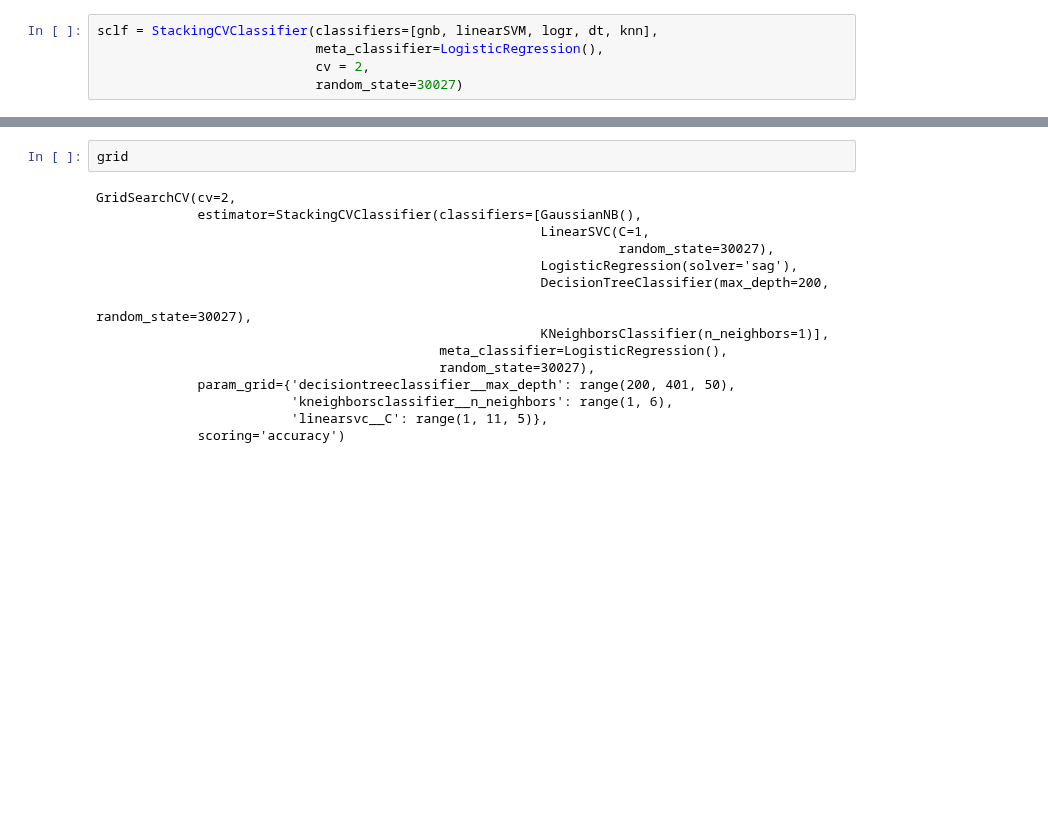
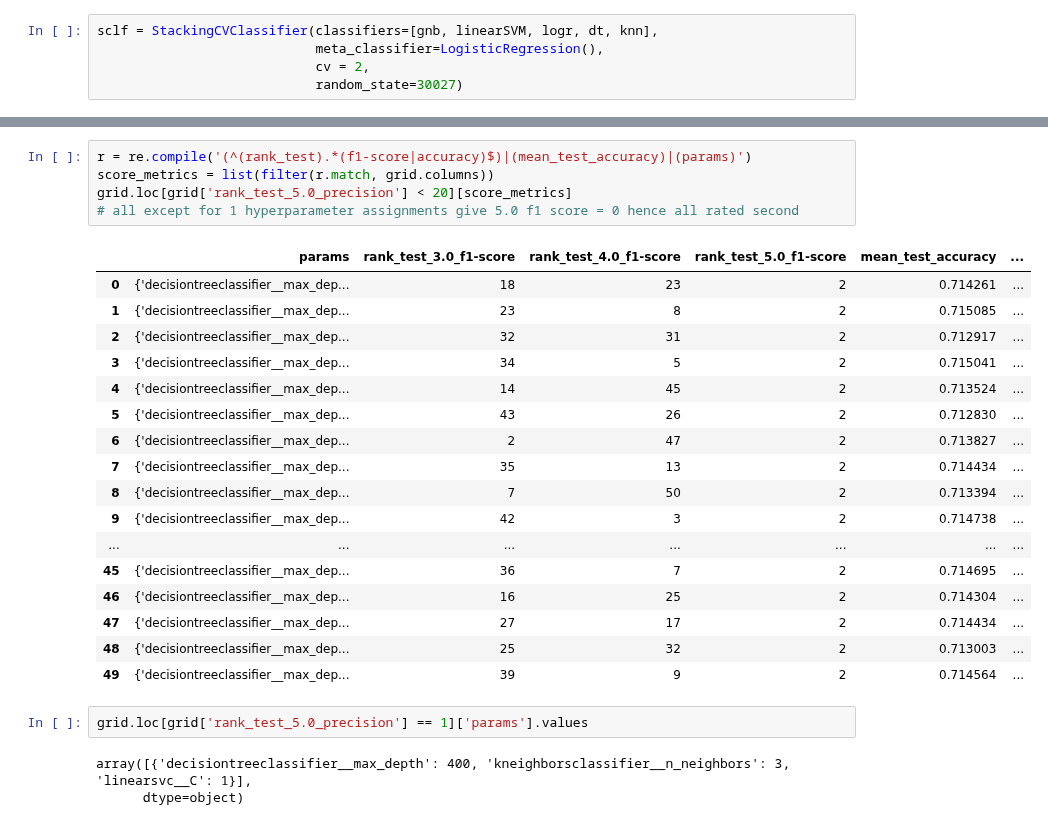
Before and after one commit to 7angel4/Goodreads-rating-classification, a Jupyter notebook: StackingClf.ipynb, the cells around one changed output, grey strips where cells are left out. Drawn from its saved outputs; the diff is of its cells as text; blank space fills up the shorter version.

```diff
--- a/StackingClf.ipynb
+++ b/StackingClf.ipynb
@@ -85,17 +67,28 @@ Fitting 2 folds for each of 50 candidates, totalling 100 fits
-# %%
-grid
-# %% [output]
-GridSearchCV(cv=2,
-             estimator=StackingCVClassifier(classifiers=[GaussianNB(),
-                                                         LinearSVC(C=1,
-                                                                   random_state=30027),
-                                                         LogisticRegression(solver='sag'),
-                                                         DecisionTreeClassifier(max_depth=200,
-                                                                                random_state=30027),
-                                                         KNeighborsClassifier(n_neighbors=1)],
-                                            meta_classifier=LogisticRegression(),
-                                            random_state=30027),
-             param_grid={'decisiontreeclassifier__max_depth': range(200, 401, 50),
-                         'kneighborsclassifier__n_neighbors': range(1, 6),
-                         'linearsvc__C': range(1, 11, 5)},
-             scoring='accuracy')
+# %%
+r = re.compile('(^(rank_test).*(f1-score|accuracy)$)|(mean_test_accuracy)|(params)')
+score_metrics = list(filter(r.match, grid.columns))
+grid.loc[grid['rank_test_5.0_precision'] < 20][score_metrics]
+# all except for 1 hyperparameter assignments give 5.0 f1 score = 0 hence all rated second
+# %% [output]
+|  | params | rank_test_3.0_f1-score | rank_test_4.0_f1-score | rank_test_5.0_f1-score | mean_test_accuracy | ... |
+| 0 | {'decisiontreeclassifier__max_dep... | 18 | 23 | 2 | 0.714261 | ... |
+| 1 | {'decisiontreeclassifier__max_dep... | 23 | 8 | 2 | 0.715085 | ... |
+| 2 | {'decisiontreeclassifier__max_dep... | 32 | 31 | 2 | 0.712917 | ... |
+| 3 | {'decisiontreeclassifier__max_dep... | 34 | 5 | 2 | 0.715041 | ... |
+| 4 | {'decisiontreeclassifier__max_dep... | 14 | 45 | 2 | 0.713524 | ... |
+| 5 | {'decisiontreeclassifier__max_dep... | 43 | 26 | 2 | 0.712830 | ... |
+| 6 | {'decisiontreeclassifier__max_dep... | 2 | 47 | 2 | 0.713827 | ... |
+| 7 | {'decisiontreeclassifier__max_dep... | 35 | 13 | 2 | 0.714434 | ... |
+| 8 | {'decisiontreeclassifier__max_dep... | 7 | 50 | 2 | 0.713394 | ... |
+| 9 | {'decisiontreeclassifier__max_dep... | 42 | 3 | 2 | 0.714738 | ... |
+| ... | ... | ... | ... | ... | ... | ... |
+| 45 | {'decisiontreeclassifier__max_dep... | 36 | 7 | 2 | 0.714695 | ... |
+| 46 | {'decisiontreeclassifier__max_dep... | 16 | 25 | 2 | 0.714304 | ... |
+| 47 | {'decisiontreeclassifier__max_dep... | 27 | 17 | 2 | 0.714434 | ... |
+| 48 | {'decisiontreeclassifier__max_dep... | 25 | 32 | 2 | 0.713003 | ... |
+| 49 | {'decisiontreeclassifier__max_dep... | 39 | 9 | 2 | 0.714564 | ... |
+# %%
+grid.loc[grid['rank_test_5.0_precision'] == 1]['params'].values
+# %% [output]
+array([{'decisiontreeclassifier__max_depth': 400, 'kneighborsclassifier__n_neighbors': 3, 'linearsvc__C': 1}],
+      dtype=object)
```
Also changed, not shown: parts of 5 cells of this notebook.
